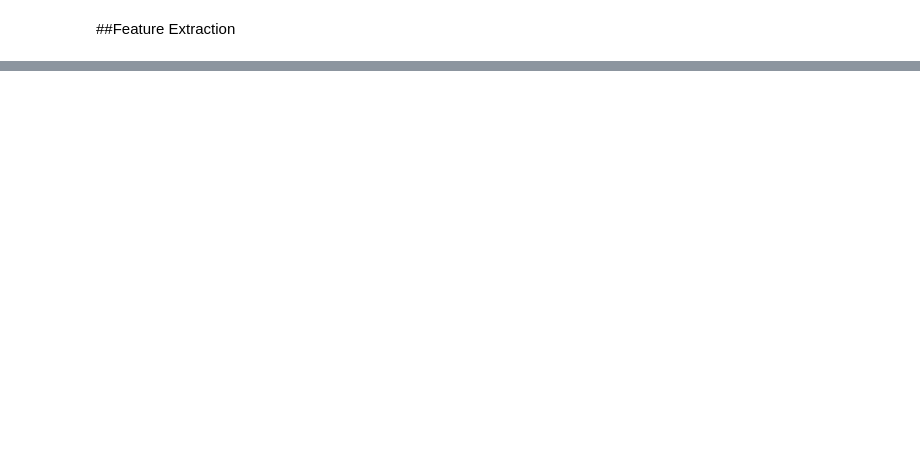
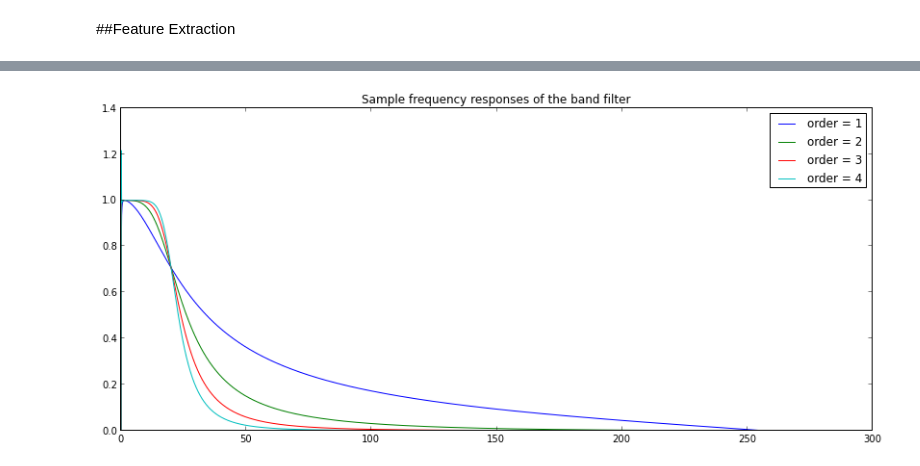
Before and after one commit to sagarjauhari/BCIpy, a Jupyter notebook: eeg_feature_extraction.ipynb, the cells around one changed output, grey strips where cells are left out. Cells and saved outputs as stored; diff of their text form; code cells hidden in the pictures; blank space fills up the shorter version.

Commit message:
designed Butterworth band filter of 0.1-20 Hz

```diff
--- a/eeg_feature_extraction.ipynb
+++ b/eeg_feature_extraction.ipynb
@@ -40,0 +63,38 @@ with open(SAVE_URL + "/raw_incremental_label.csv", 'r') as fi:
+# %%
+from scipy.signal import butter, lfilter, freqz
+
+# http://wiki.scipy.org/Cookbook/ButterworthBandpass
+def butter_bandpass(lowcut, highcut, fs, order=5):
+    nyq = 0.5 * fs
+    low = lowcut / nyq
+    high = highcut / nyq
+    b, a = butter(order, [low, high], btype='band')
+    return b, a
+
+def butter_bandpass_filter(data, lowcut, highcut, fs, order=5):
+    b, a = butter_bandpass(lowcut, highcut, fs, order=order)
+    y = lfilter(b, a, data)
+    return y
+
+
+#From Bao Hong Tan's Thesis - p16
+fs = 512.0
+lowcut = 0.1
+highcut = 20.0
+
+fs = 512.0
+lowcut = 0.1
+highcut = 20.0
+
+
+# Plot the frequency response for a few different orders.
+plt.figure(1)
+plt.clf()
+for order in [1, 2, 3, 4]:
+    b, a = butter_bandpass(lowcut, highcut, fs, order=order)
+    w, h = freqz(b, a, worN=2000)
+    plt.plot((fs * 0.5 / np.pi) * w, abs(h), label="order = %d" % order)
+    plt.legend()
+    plt.title("Sample frequency responses of the band filter")
+# %% [output]
+[figure, added]
```
Also changed, not shown: parts of 5 cells of this notebook.
